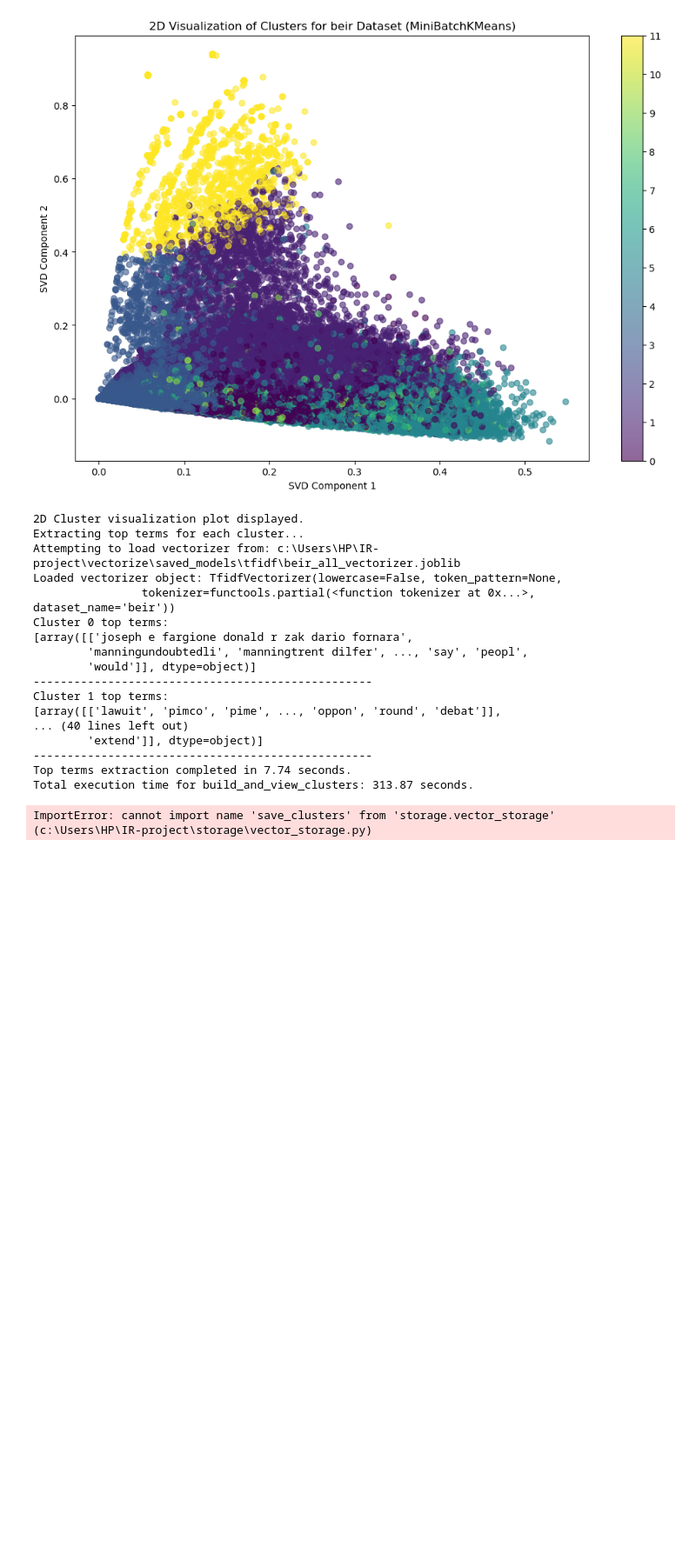
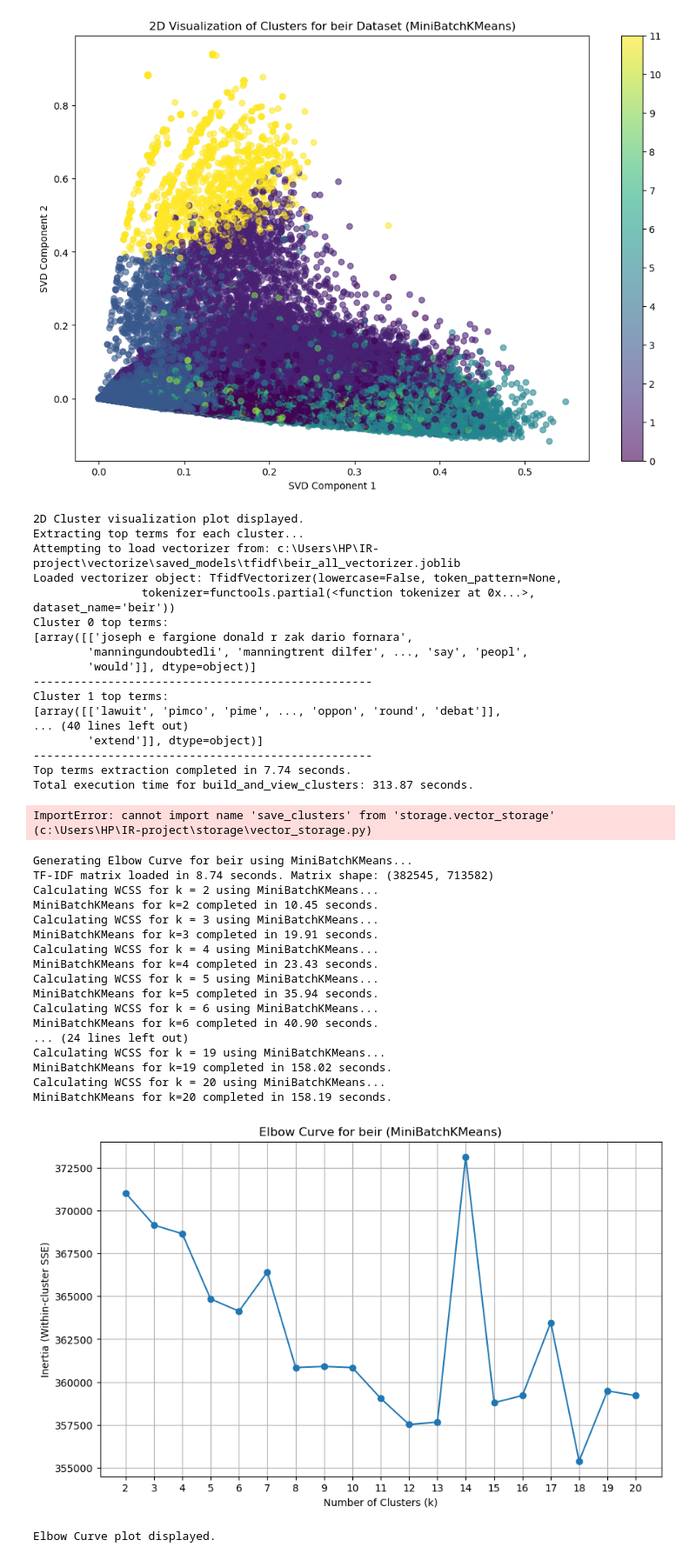
Before and after one commit to sedrabarakat/Hybrid-Retrieval-System, a Jupyter notebook: clustering/run_clustering.ipynb, the cells around one changed output. Shown at 87% size. Drawn from its saved outputs; the diff is of its cells as text; code cells hidden in the pictures; blank space fills up the shorter version.

```diff
--- a/clustering/run_clustering.ipynb
+++ b/clustering/run_clustering.ipynb
@@ -374,3 +356,34 @@ from clustering import plot_elbow_curve, build_and_view_clusters
 build_and_view_clusters("beir", n_clusters=18, top_terms=True)
 # %% [output]
 ImportError: cannot import name 'save_clusters' from 'storage.vector_storage' (c:\Users\HP\IR-project\storage\vector_storage.py)
+# %%
+import sys
+import os
+
+# اجعل الجذر للمشروع ضمن sys.path
+project_root = os.path.abspath(os.path.join(os.getcwd(), ".."))
+if project_root not in sys.path:
+    sys.path.insert(0, project_root)
+
+from clustering import plot_elbow_curve, build_and_view_clusters
+plot_elbow_curve("beir", max_k=20)
+# %% [output]
+Generating Elbow Curve for beir using MiniBatchKMeans...
+TF-IDF matrix loaded in 8.74 seconds. Matrix shape: (382545, 713582)
+Calculating WCSS for k = 2 using MiniBatchKMeans...
+MiniBatchKMeans for k=2 completed in 10.45 seconds.
+Calculating WCSS for k = 3 using MiniBatchKMeans...
+MiniBatchKMeans for k=3 completed in 19.91 seconds.
+Calculating WCSS for k = 4 using MiniBatchKMeans...
+MiniBatchKMeans for k=4 completed in 23.43 seconds.
+Calculating WCSS for k = 5 using MiniBatchKMeans...
+MiniBatchKMeans for k=5 completed in 35.94 seconds.
+Calculating WCSS for k = 6 using MiniBatchKMeans...
+MiniBatchKMeans for k=6 completed in 40.90 seconds.
+... (24 lines left out)
+Calculating WCSS for k = 19 using MiniBatchKMeans...
+MiniBatchKMeans for k=19 completed in 158.02 seconds.
+Calculating WCSS for k = 20 using MiniBatchKMeans...
+MiniBatchKMeans for k=20 completed in 158.19 seconds.
+[figure, added]
+Elbow Curve plot displayed.
```
Also changed, not shown: parts of 2 cells of this notebook, 8 other files.
